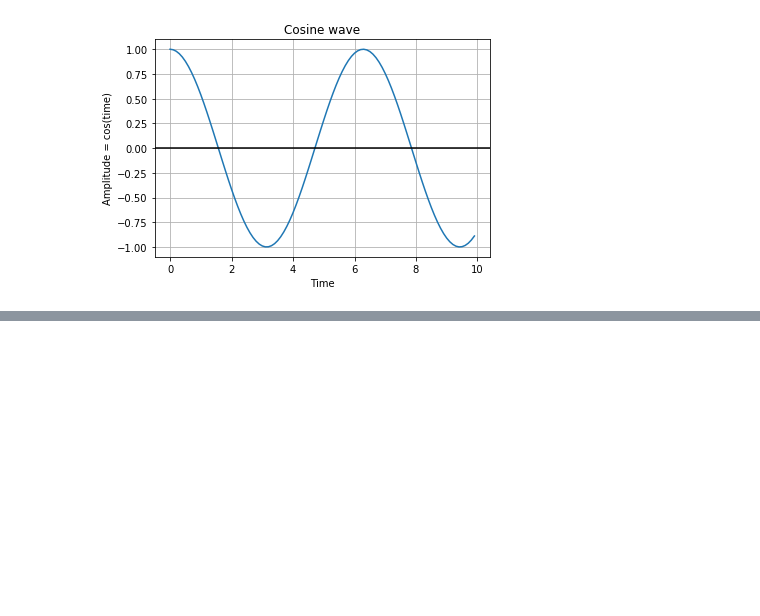
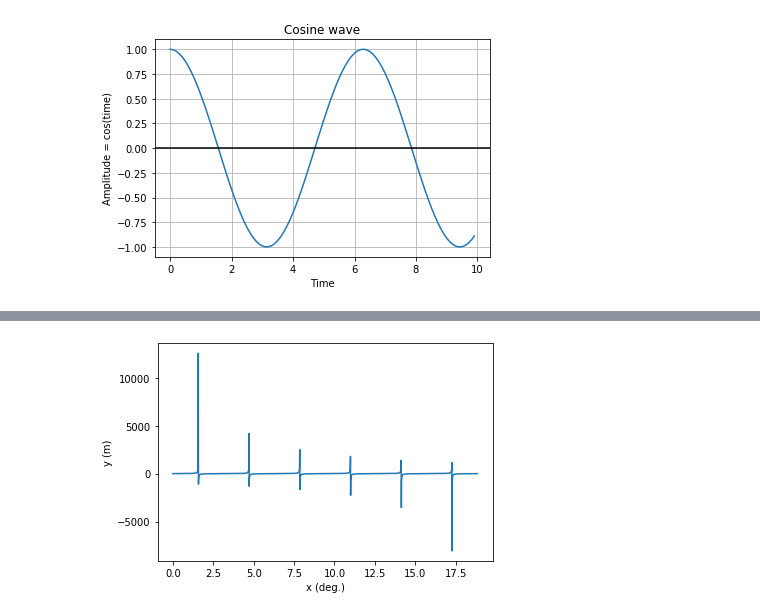
Before and after one commit to npshub/npshub.github.io, a Jupyter notebook: training/documentation/Intro Latex/Latex Introduction.ipynb, the cells around one changed output, grey strips where cells are left out. Drawn from its saved outputs; the diff is of its cells as text; code cells hidden in the pictures; blank space fills up the shorter version.

```diff
--- a/training/documentation/Intro Latex/Latex Introduction.ipynb
+++ b/training/documentation/Intro Latex/Latex Introduction.ipynb
@@ -374,0 +279,13 @@ plot.show()
+# %%
+import numpy as np
+import matplotlib.pyplot as plot
+x        = np.arange(0, 6*np.pi, 0.01);
+a=10;
+y  = a*np.tan(x)
+plot.plot(x, y)
+plot.xlabel('x (deg.)')
+plot.ylabel('y (m)')
+
+plot.show()
+# %% [output]
+[figure, added]
```
Also changed, not shown: parts of 17 cells of this notebook.
